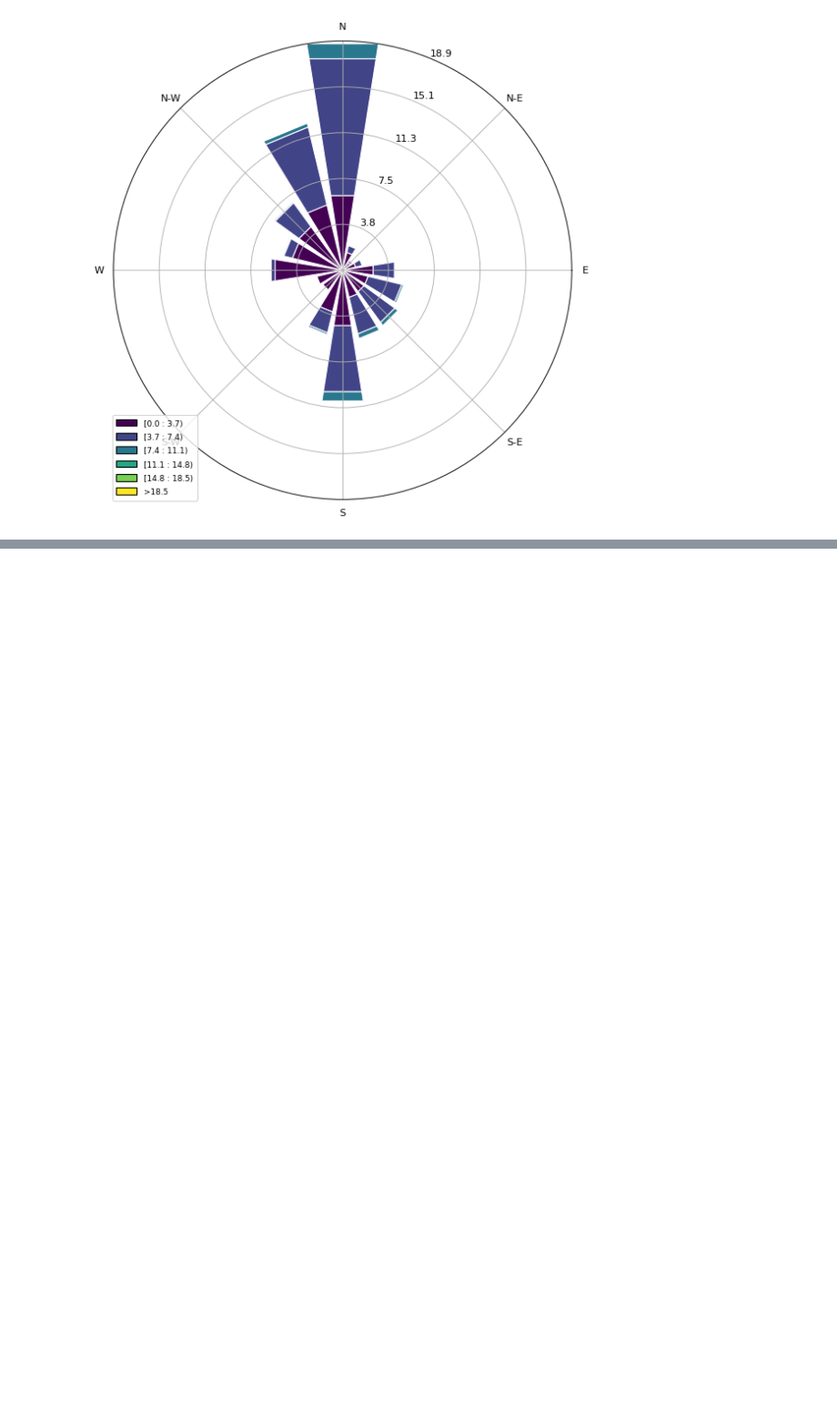
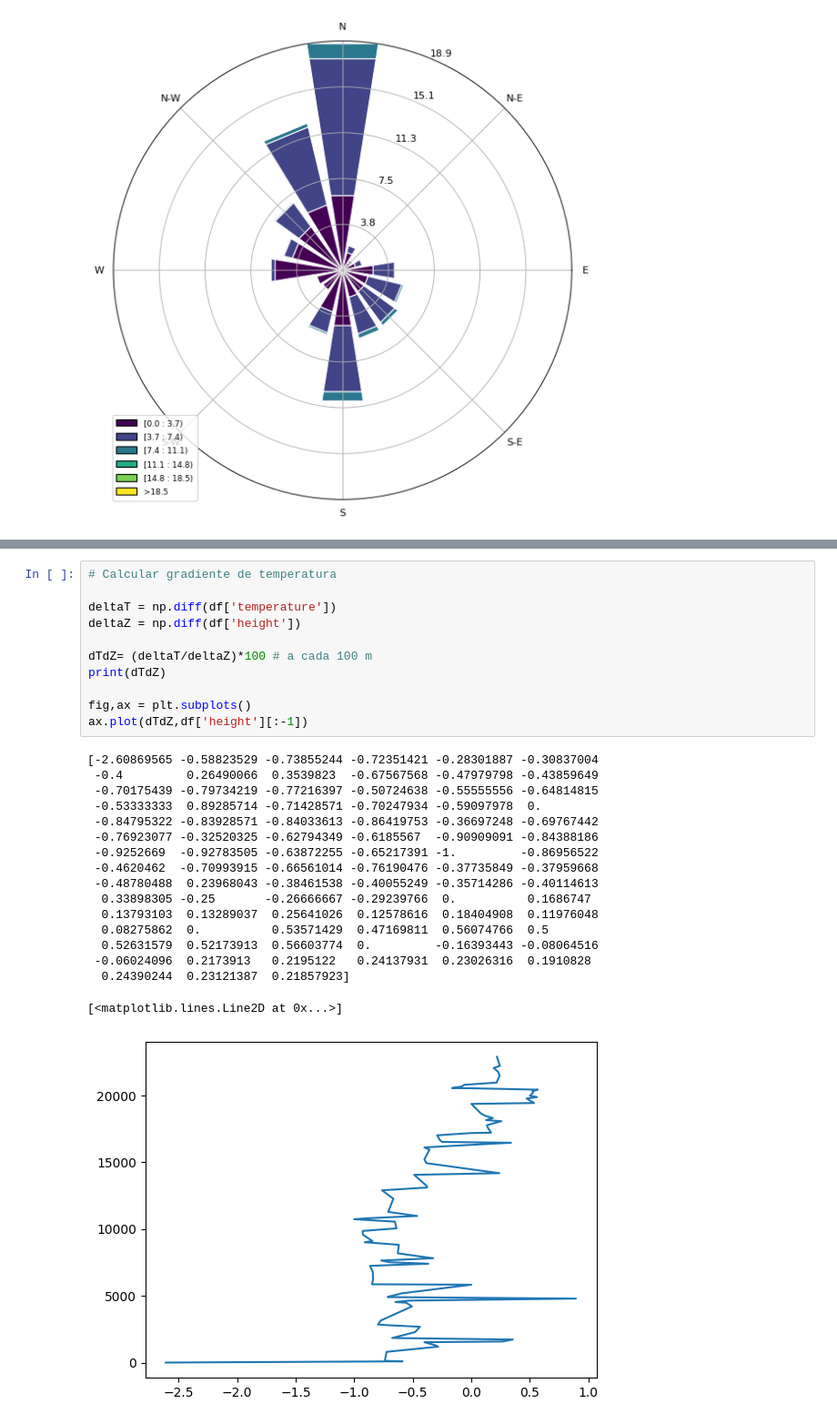
Before and after one commit to anapietroski/Controle_AnaPietroski, a Jupyter notebook: Atividade02_Ana_e_Barbara.ipynb, the cells around one changed output, grey strips where cells are left out. Shown at 91% size. Drawn from its saved outputs; the diff is of its cells as text; blank space fills up the shorter version.

```diff
--- a/Atividade02_Ana_e_Barbara.ipynb
+++ b/Atividade02_Ana_e_Barbara.ipynb
@@ -276,0 +551,29 @@ ax.set_legend()
+# %%
+# Calcular gradiente de temperatura
+
+deltaT = np.diff(df['temperature'])
+deltaZ = np.diff(df['height'])
+
+dTdZ= (deltaT/deltaZ)*100 # a cada 100 m
+print(dTdZ)
+
+fig,ax = plt.subplots()
+ax.plot(dTdZ,df['height'][:-1])
+# %% [output]
+[-2.60869565 -0.58823529 -0.73855244 -0.72351421 -0.28301887 -0.30837004
+ -0.4         0.26490066  0.3539823  -0.67567568 -0.47979798 -0.43859649
+ -0.70175439 -0.79734219 -0.77216397 -0.50724638 -0.55555556 -0.64814815
+ -0.53333333  0.89285714 -0.71428571 -0.70247934 -0.59097978  0.
+ -0.84795322 -0.83928571 -0.84033613 -0.86419753 -0.36697248 -0.69767442
+ -0.76923077 -0.32520325 -0.62794349 -0.6185567  -0.90909091 -0.84388186
+ -0.9252669  -0.92783505 -0.63872255 -0.65217391 -1.         -0.86956522
+ -0.4620462  -0.70993915 -0.66561014 -0.76190476 -0.37735849 -0.37959668
+ -0.48780488  0.23968043 -0.38461538 -0.40055249 -0.35714286 -0.40114613
+  0.33898305 -0.25       -0.26666667 -0.29239766  0.          0.1686747
+  0.13793103  0.13289037  0.25641026  0.12578616  0.18404908  0.11976048
+  0.08275862  0.          0.53571429  0.47169811  0.56074766  0.5
+  0.52631579  0.52173913  0.56603774  0.         -0.16393443 -0.08064516
+ -0.06024096  0.2173913   0.2195122   0.24137931  0.23026316  0.1910828
+  0.24390244  0.23121387  0.21857923]
+[<matplotlib.lines.Line2D at 0x...>]
+[figure, added]
```
Also changed, not shown: parts of 6 cells of this notebook.
